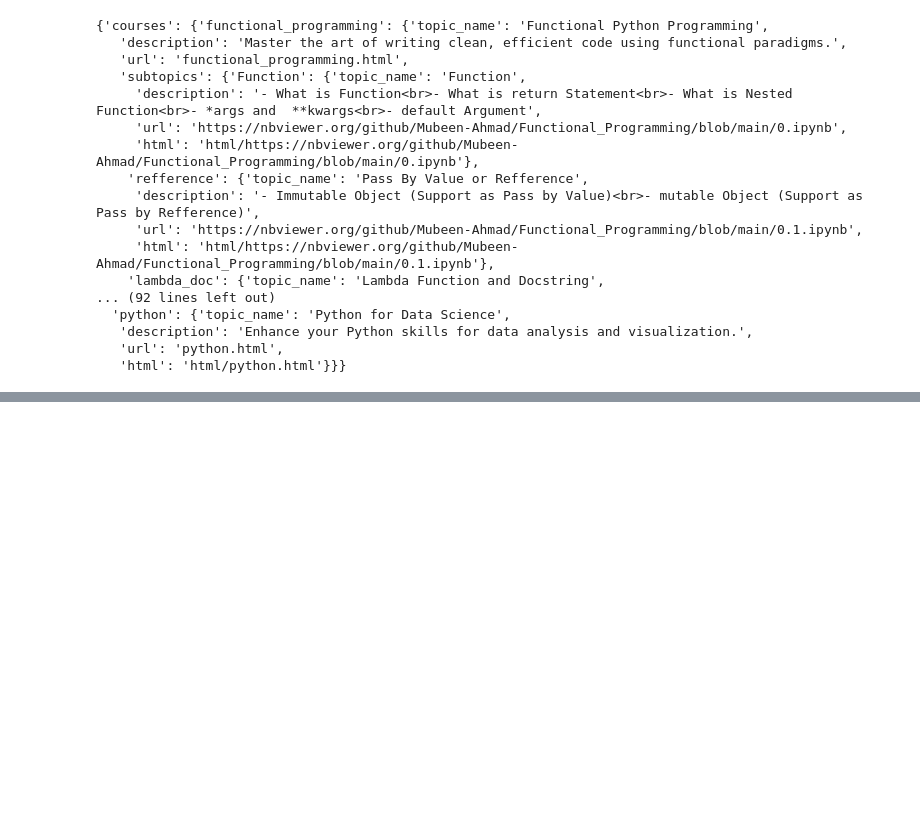
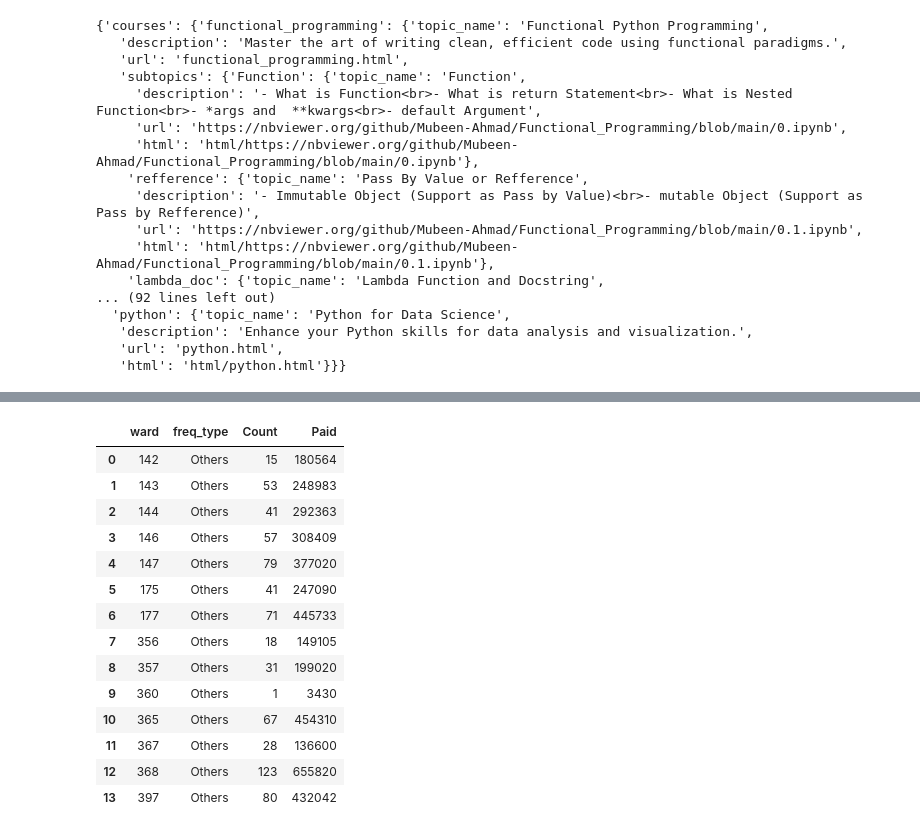
Before and after one commit to Mubeen-Ahmad/DSA, a Jupyter notebook: tmp.ipynb, the cells around one changed output, grey strips where cells are left out. Saved outputs shown, nothing was run; the diff lists cells and outputs as text; code cells hidden in the pictures; blank space fills up the shorter version.

```diff
--- a/tmp.ipynb
+++ b/tmp.ipynb
@@ -70,0 +97,18 @@ with open(file, 'w') as f_out:
+# %%
+df[df["freq_type"] != "Freeze"].groupby(by=["ward","freq_type"]).agg(Count=('ward','count'),Paid=("paid","sum")).reset_index()
+# %% [output]
+|  | ward | freq_type | Count | Paid |
+| 0 | 142 | Others | 15 | 180564 |
+| 1 | 143 | Others | 53 | 248983 |
+| 2 | 144 | Others | 41 | 292363 |
+| 3 | 146 | Others | 57 | 308409 |
+| 4 | 147 | Others | 79 | 377020 |
+| 5 | 175 | Others | 41 | 247090 |
+| 6 | 177 | Others | 71 | 445733 |
+| 7 | 356 | Others | 18 | 149105 |
+| 8 | 357 | Others | 31 | 199020 |
+| 9 | 360 | Others | 1 | 3430 |
+| 10 | 365 | Others | 67 | 454310 |
+| 11 | 367 | Others | 28 | 136600 |
+| 12 | 368 | Others | 123 | 655820 |
+| 13 | 397 | Others | 80 | 432042 |
```
Also changed, not shown: parts of 8 cells of this notebook, 5 other files.
